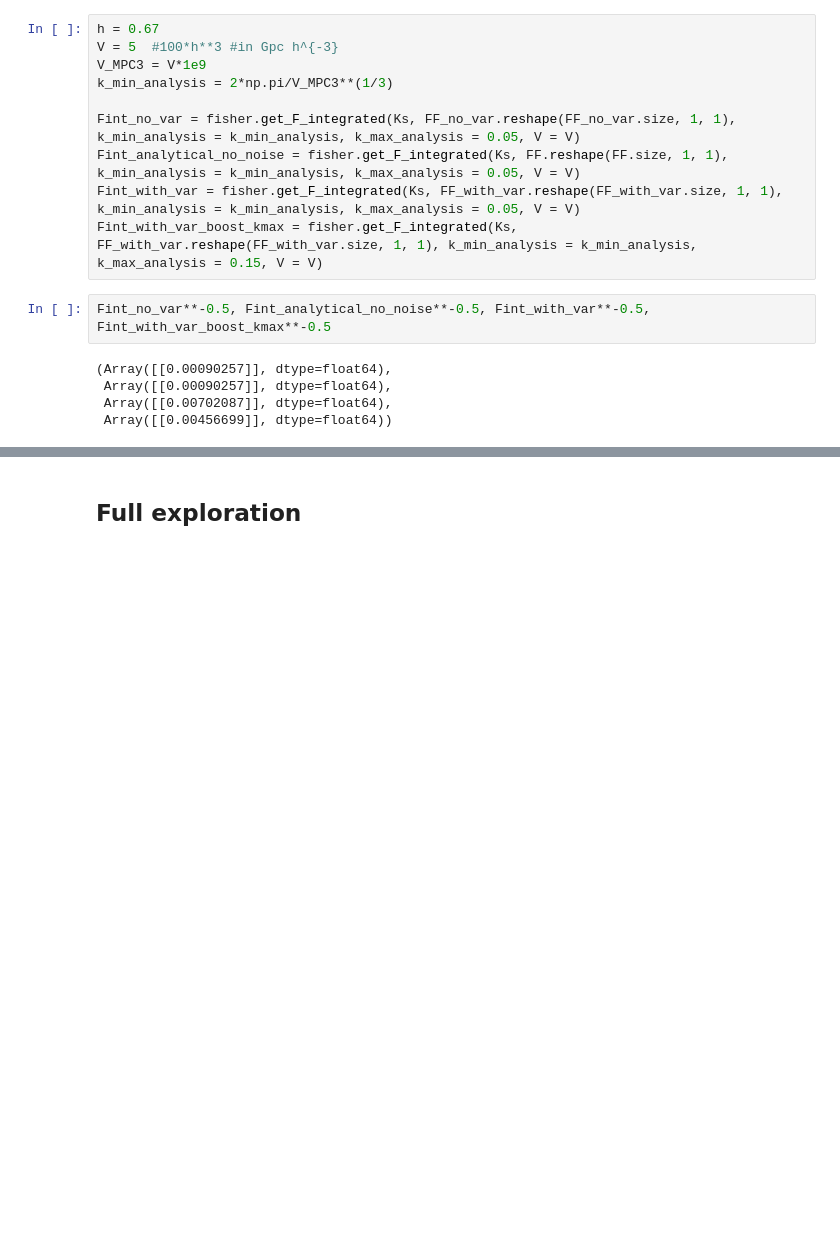
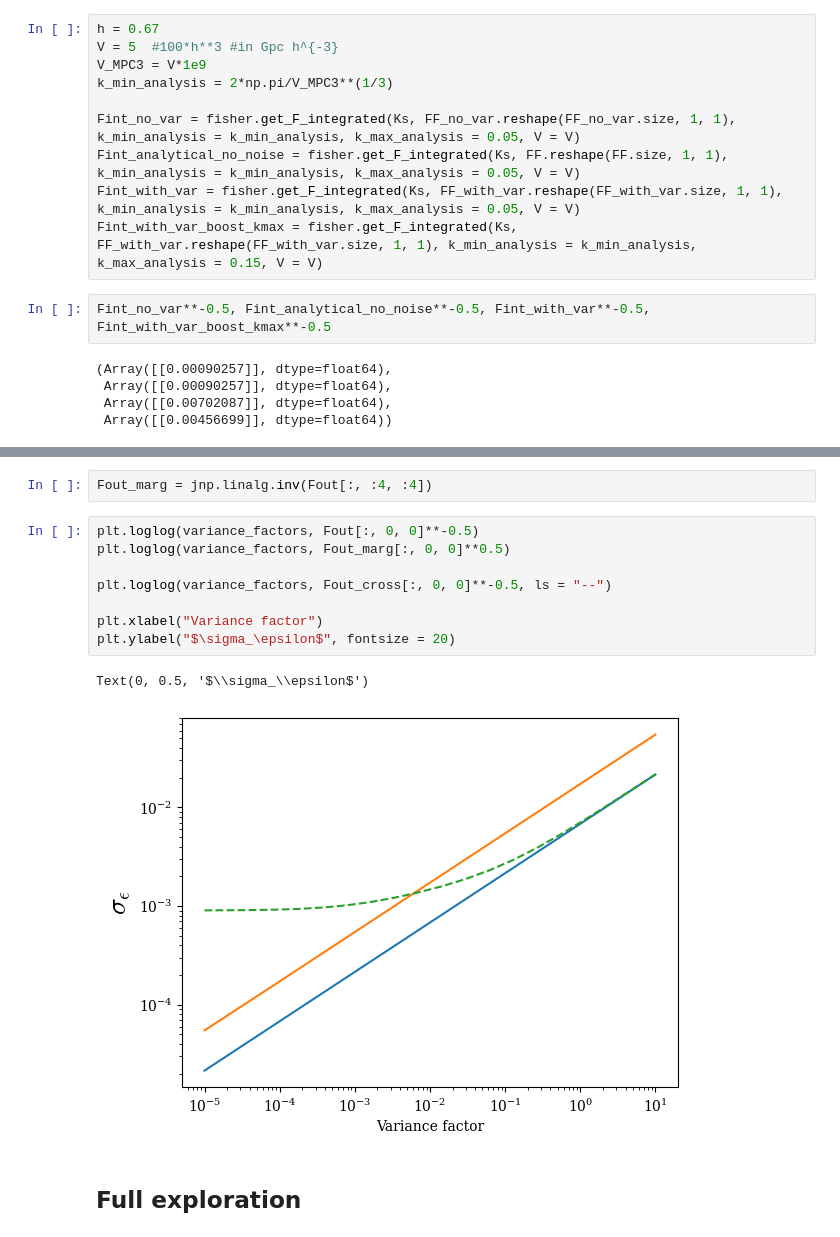
Before and after one commit to Saladino93/qeep, a Jupyter notebook: notebooks/paper/forecasts.ipynb, the cells around one changed output, grey strips where cells are left out. Cells and saved outputs as stored; diff of their text form; blank space fills up the shorter version.

```diff
--- a/notebooks/paper/forecasts.ipynb
+++ b/notebooks/paper/forecasts.ipynb
@@ -447,2 +499,15 @@ Fint_no_var**-0.5, Fint_analytical_no_noise**-0.5, Fint_with_var**-0.5, Fint_wit
+# %%
+Fout_marg = jnp.linalg.inv(Fout[:, :4, :4])
+# %%
+plt.loglog(variance_factors, Fout[:, 0, 0]**-0.5)
+plt.loglog(variance_factors, Fout_marg[:, 0, 0]**0.5)
+
+plt.loglog(variance_factors, Fout_cross[:, 0, 0]**-0.5, ls = "--")
+
+plt.xlabel("Variance factor")
+plt.ylabel("$\sigma_\epsilon$", fontsize = 20)
+# %% [output]
+Text(0, 0.5, '$\\sigma_\\epsilon$')
+[figure, added]
 # %% [markdown]
 ## Full exploration
```
Also changed, not shown: parts of 16 cells of this notebook, 4 other files.
